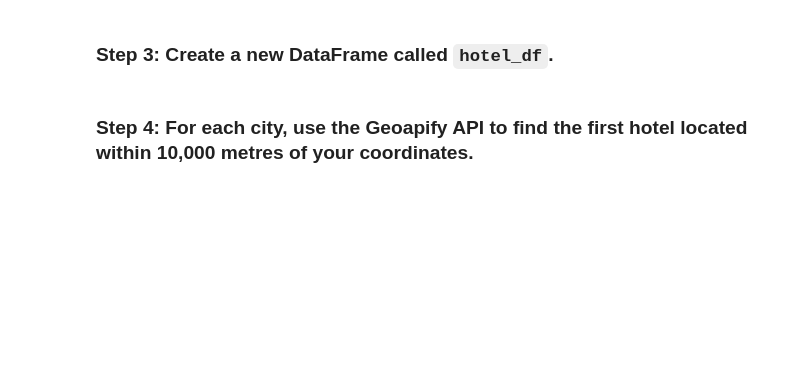
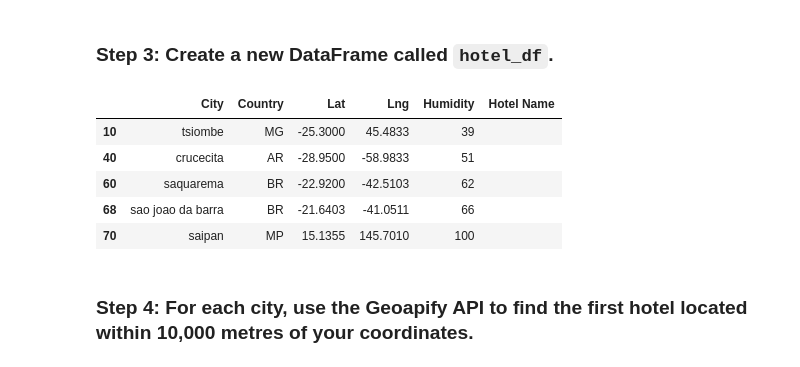
Before and after one commit to aaronbilbow/Challenge6, a Jupyter notebook: Starter_Code/starter_code/VacationPy.ipynb, the cells around one changed output. Cells and saved outputs as stored; diff of their text form; code cells hidden in the pictures; blank space fills up the shorter version.

```diff
--- a/Starter_Code/starter_code/VacationPy.ipynb
+++ b/Starter_Code/starter_code/VacationPy.ipynb
@@ -75,12 +88,19 @@ filtered_cities_df.head()
 # %%
 # Use the Pandas copy function to create DataFrame called hotel_df to store the city, country, coordinates, and humidity
 hotel_df = filtered_cities_df[['City', 'Country', 'Lat', 'Lng', 'Humidity']].copy()
 
 # Add an empty column, "Hotel Name," to the DataFrame so you can store the hotel found using the Geoapify API
 hotel_df['Hotel Name'] = ''
 
 # Display sample data
-hotel_df
+hotel_df.head()
+# %% [output]
+|  | City | Country | Lat | Lng | Humidity | Hotel Name |
+| 10 | tsiombe | MG | -25.3000 | 45.4833 | 39 |  |
+| 40 | crucecita | AR | -28.9500 | -58.9833 | 51 |  |
+| 60 | saquarema | BR | -22.9200 | -42.5103 | 62 |  |
+| 68 | sao joao da barra | BR | -21.6403 | -41.0511 | 66 |  |
+| 70 | saipan | MP | 15.1355 | 145.7010 | 100 |  |
 # %% [markdown]
 ### Step 4: For each city, use the Geoapify API to find the first hotel located within 10,000 metres of your coordinates.
 # %%
```
Also changed, not shown: parts of 7 cells of this notebook, 1 other file.
